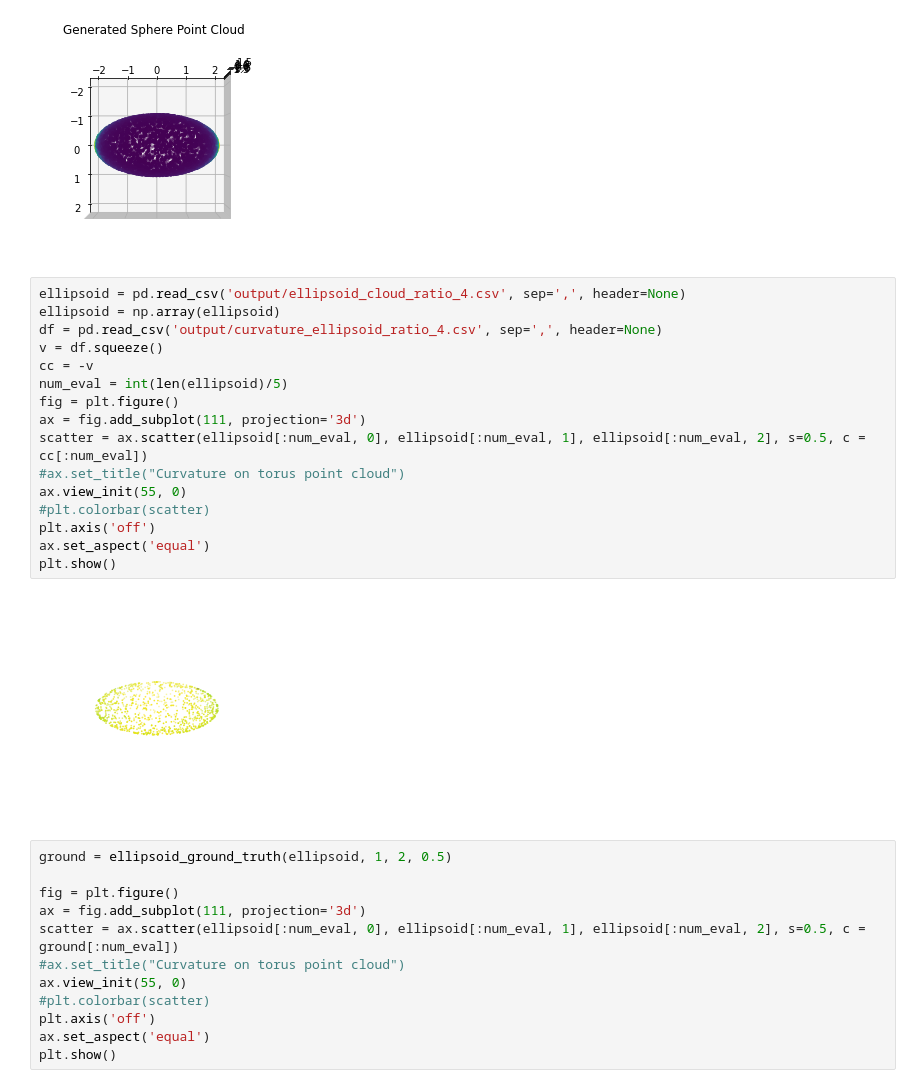
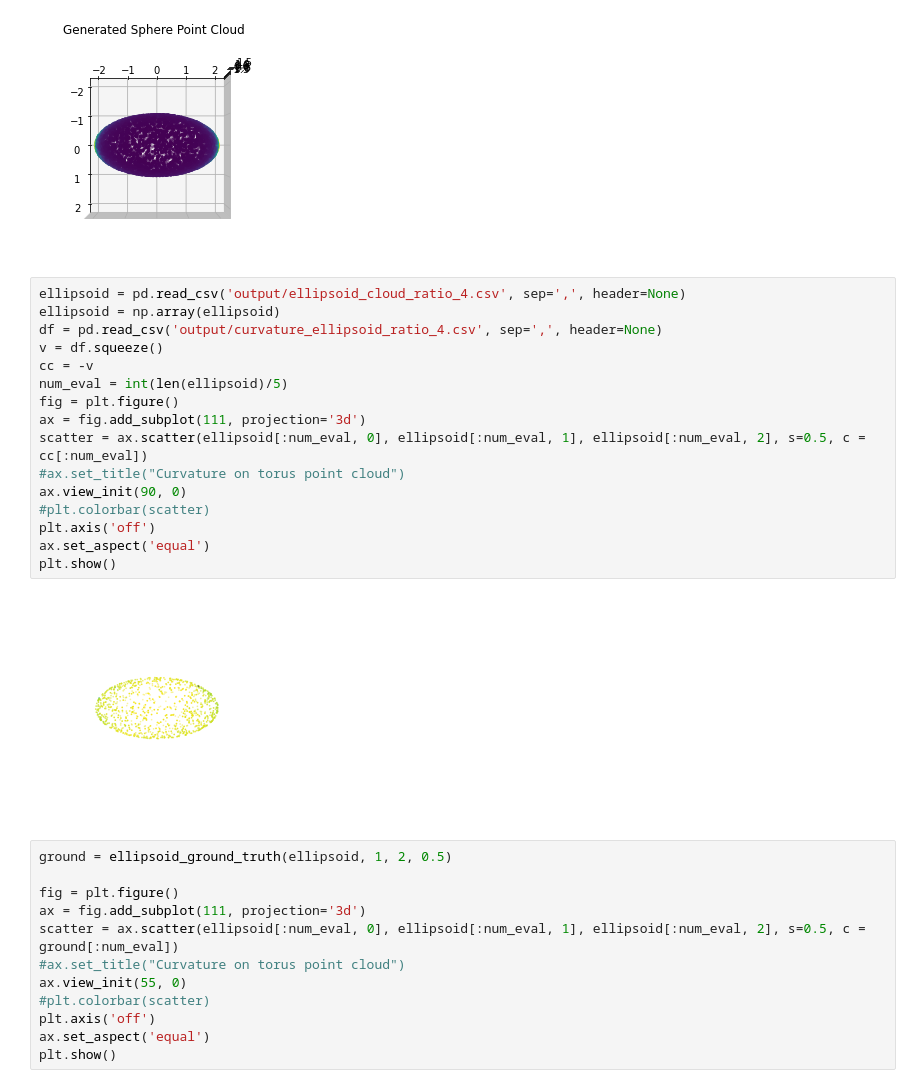
Before and after one commit to ZhangKaly/Principal-Curvature, a Jupyter notebook: notebooks/3.1-kz-ground-truth.ipynb, the cells around one changed output. Saved outputs shown, nothing was run; the diff lists cells and outputs as text.

```diff
--- a/notebooks/3.1-kz-ground-truth.ipynb
+++ b/notebooks/3.1-kz-ground-truth.ipynb
@@ -75,21 +75,21 @@ plt.show()
 # %%
 ellipsoid = pd.read_csv('output/ellipsoid_cloud_ratio_4.csv', sep=',', header=None)
 ellipsoid = np.array(ellipsoid)
 df = pd.read_csv('output/curvature_ellipsoid_ratio_4.csv', sep=',', header=None)
 v = df.squeeze()
 cc = -v
 num_eval = int(len(ellipsoid)/5)
 fig = plt.figure()
 ax = fig.add_subplot(111, projection='3d')
 scatter = ax.scatter(ellipsoid[:num_eval, 0], ellipsoid[:num_eval, 1], ellipsoid[:num_eval, 2], s=0.5, c = cc[:num_eval])
 #ax.set_title("Curvature on torus point cloud")
-ax.view_init(55, 0)
+ax.view_init(90, 0)
 #plt.colorbar(scatter)
 plt.axis('off')
 ax.set_aspect('equal')
 plt.show()
 # %% [output]
-[figure, old version]
+[figure, new version]
 # %%
 ground = ellipsoid_ground_truth(ellipsoid, 1, 2, 0.5)
 
```
Also changed, not shown: parts of 4 cells of this notebook.
